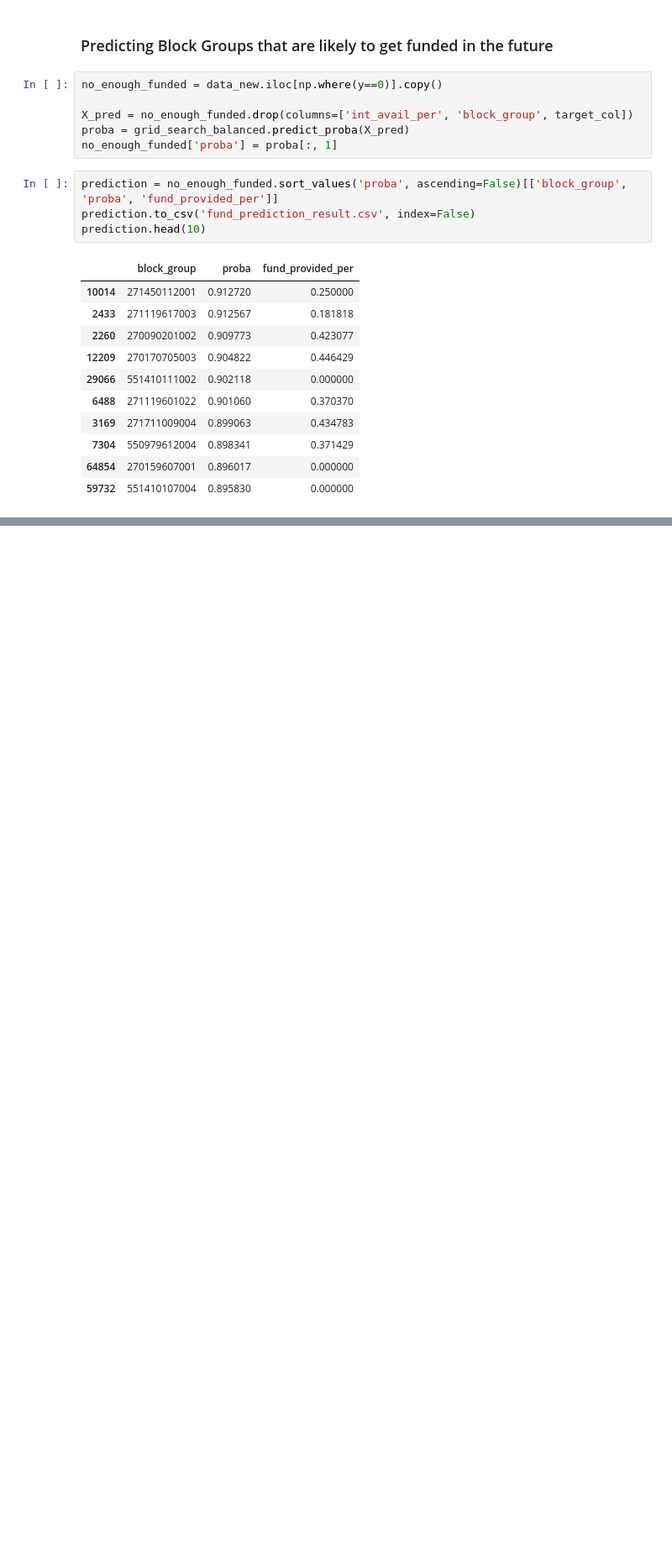
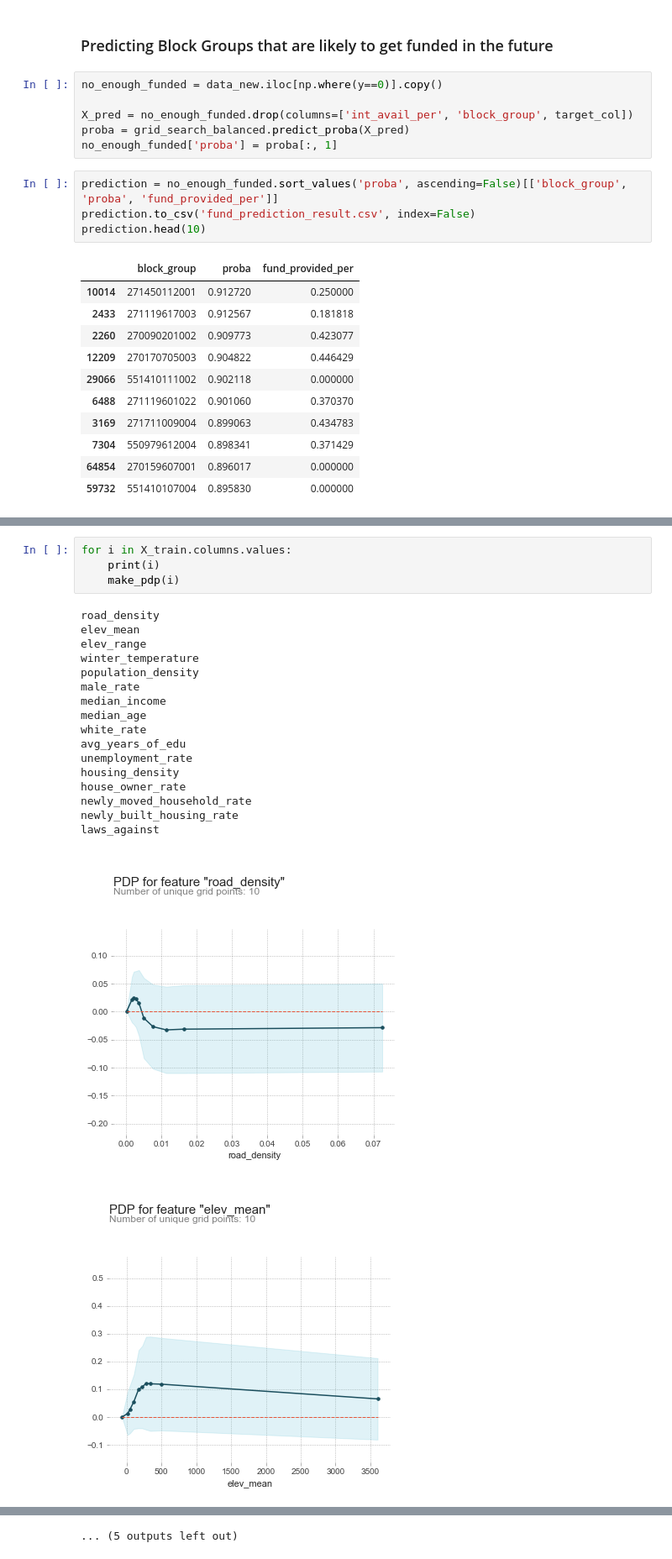
Before and after one commit to fccdsicapstone/data-exploration, a Jupyter notebook: fund_prediction_model.ipynb, the cells around one changed output, grey strips where cells are left out. Shown at 84% size. Drawn from its saved outputs; the diff is of its cells as text; blank space fills up the shorter version.

```diff
--- a/fund_prediction_model.ipynb
+++ b/fund_prediction_model.ipynb
@@ -320,0 +341,23 @@ prediction.head(10)
+# %%
+for i in X_train.columns.values:
+    print(i)
+    make_pdp(i)
+# %% [output]
+road_density
+elev_mean
+elev_range
+winter_temperature
+population_density
+male_rate
+median_income
+median_age
+white_rate
+avg_years_of_edu
+unemployment_rate
+housing_density
+house_owner_rate
+newly_moved_household_rate
+newly_built_housing_rate
+laws_against
+[figure, added]
+[figure, added]
@@ -320,0 +373 @@ prediction.head(10)
+... (5 outputs left out)
```
Also changed, not shown: parts of 7 cells of this notebook.
